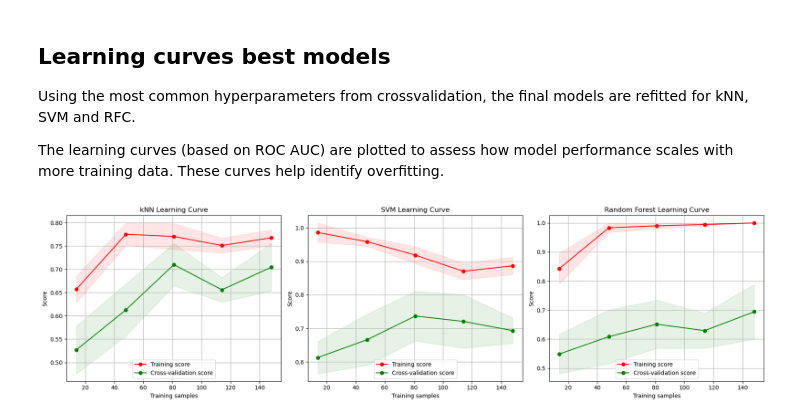
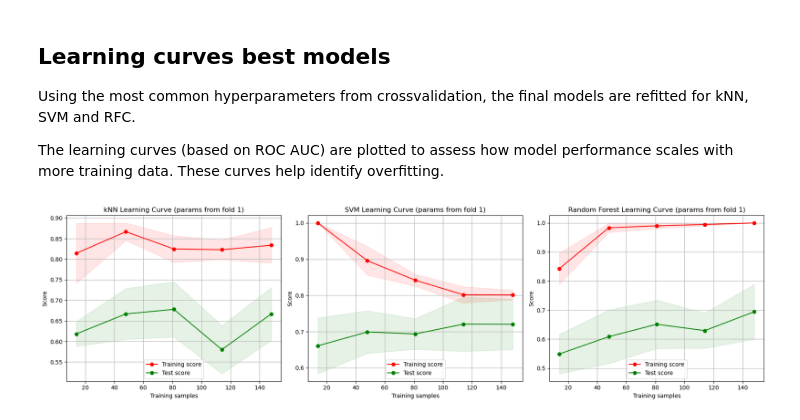
Before and after one commit to TaraVijgeboom/TM10007_Group10_Liver, a Jupyter notebook: assignment_final.ipynb, the cells around one changed output. Saved outputs shown, nothing was run; the diff lists cells and outputs as text; code cells hidden in the pictures.

```diff
--- a/assignment_final.ipynb
+++ b/assignment_final.ipynb
@@ -67,23 +69,14 @@ The number of benign samples: 92
 # %% [markdown]
 Checking whether the data contains duplicate samples and/or features. If so, the duplicate is dropped from the data set. Moreover, the amount of infinite and missing data is determined.
 # %%
-# Checking for duplicate samples
-duplicate_samples = data_binary[data_binary.duplicated()]
-if len(duplicate_samples) > 0:
-    print(f"Number of duplicate rows: {len(duplicate_samples)}")
-else:
-    print("No duplicate sample found.")
-# Remove duplicate samples
-data_cleaned = data_binary.drop_duplicates()
-
 # Checking for duplicate features
-duplicate_features = data_cleaned.columns[data_cleaned.columns.duplicated()]
+duplicate_features = data_binary.columns[data_binary.columns.duplicated()]
 if len(duplicate_features) > 0:
     print(f"Number of duplicate features: {len(duplicate_features)}")
     print("Duplicate feature names:")
     print(list(duplicate_features))
     # Remove duplicate features
-    data_cleaned = data_cleaned.loc[:, ~data_cleaned.columns.duplicated()]
+    data_cleaned = data_binary.loc[:, ~data_binary.columns.duplicated()]
 else:
     print("No duplicate features found.")
 
@@ -824,21 +976,10 @@ Using the most common hyperparameters from crossvalidation, the final models are
 
 The learning curves (based on ROC AUC) are plotted to assess how model performance scales with more training data. These curves help identify overfitting.
 # %%
-from sklearn.model_selection import learning_curve
-
-# Function to extract most common parameters
-from collections import Counter
-
-def extract_most_common_params(best_params_list):
-    param_tuples = [tuple(sorted(p.items())) for p in best_params_list]
-    param_counter = Counter(param_tuples)
-    most_common = param_counter.most_common(1)[0][0]
-    return dict(most_common)
-
-# Extract most common params per model
-best_knn_params = extract_most_common_params(models["kNN"].get("best_params", []))
-best_svm_params = extract_most_common_params(models["SVM"].get("best_params", []))
-best_rf_params = extract_most_common_params(models["Random Forest"].get("best_params", []))
+# Extract parameters from the first fold (fold 1) for each model
+best_knn_params = models_complex["kNN"]["best_params"][0]
+best_svm_params = models_complex["SVM"]["best_params"][0]
+best_rf_params = models_complex["Random Forest"]["best_params"][0]
 
 # Final pipelines with most common parameters
 final_models = {
@@ -881,33 +1022,34 @@ final_models = {
 
 # Plot learning curves
 fig, axes = plt.subplots(1, 3, figsize=(18, 5))
 
 for idx, (name, model) in enumerate(final_models.items()):
     ax = axes[idx]
-    ax.set_title(f"{name} Learning Curve")
+    ax.set_title(f"{name} Learning Curve (params from fold 1)")
     ax.set_xlabel("Training samples")
     ax.set_ylabel("Score")
+
 
     train_sizes, train_scores, test_scores = learning_curve(
         model, X_full, y_full, cv=outer_cv, scoring='accuracy',
         n_jobs=-1, train_sizes=np.linspace(0.1, 1.0, 5), random_state=42
     )
 
     train_scores_mean = np.mean(train_scores, axis=1)
     train_scores_std = np.std(train_scores, axis=1)
     test_scores_mean = np.mean(test_scores, axis=1)
     test_scores_std = np.std(test_scores, axis=1)
 
     ax.grid()
     ax.fill_between(train_sizes, train_scores_mean - train_scores_std,
                     train_scores_mean + train_scores_std, alpha=0.1, color="r")
     ax.fill_between(train_sizes, test_scores_mean - test_scores_std,
                     test_scores_mean + test_scores_std, alpha=0.1, color="g")
     ax.plot(train_sizes, train_scores_mean, 'o-', color="r", label="Training score")
-    ax.plot(train_sizes, test_scores_mean, 'o-', color="g", label="Cross-validation score")
+    ax.plot(train_sizes, test_scores_mean, 'o-', color="g", label="Test score")
     ax.legend(loc="lower center")
 
 plt.tight_layout()
 plt.show()
 # %% [output]
-[figure, old version]
+[figure, new version]
```
Also changed, not shown: parts of 15 cells of this notebook.
